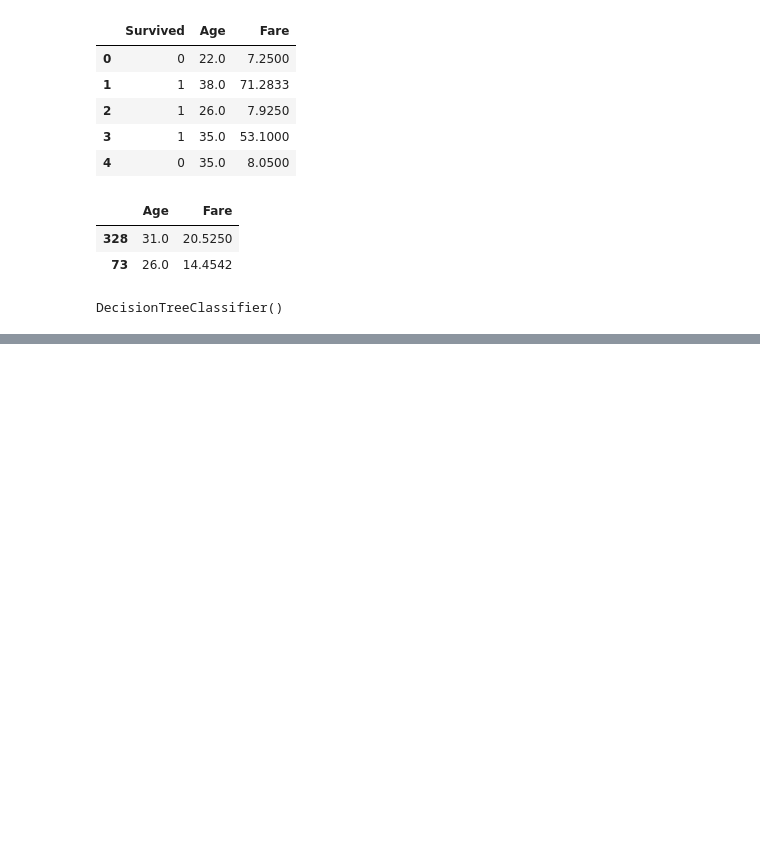
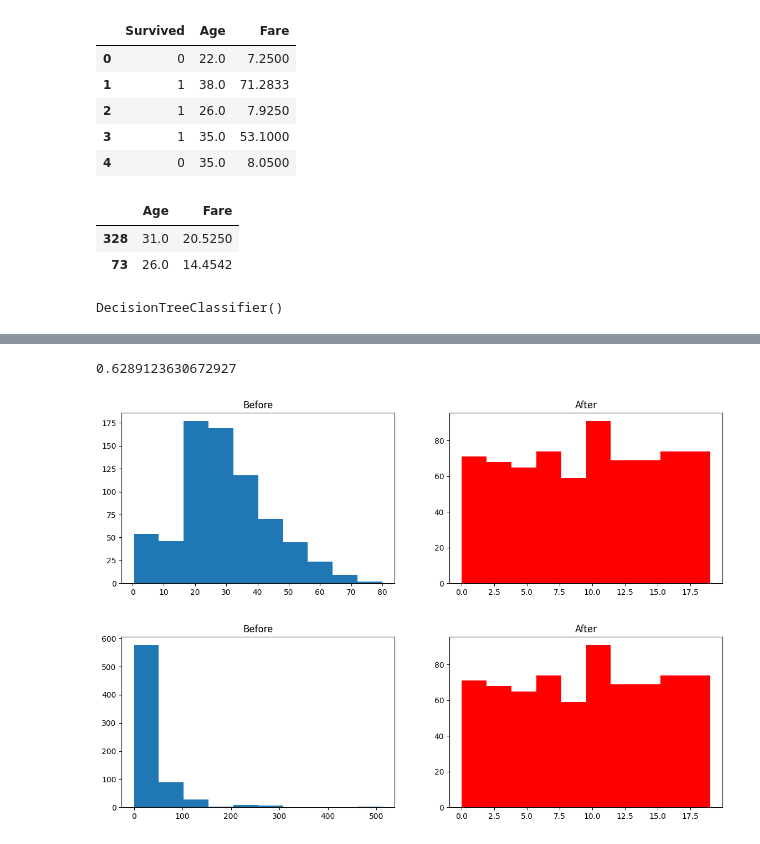
Before and after one commit to stoicsapien1/100-Days-Of-ML, a Jupyter notebook: DAY 11 BINNING BINArization/Binning.ipynb, the cells around one changed output, grey strips where cells are left out. Cells and saved outputs as stored; diff of their text form; code cells hidden in the pictures; blank space fills up the shorter version.

```diff
--- a/DAY 11 BINNING BINArization/Binning.ipynb
+++ b/DAY 11 BINNING BINArization/Binning.ipynb
@@ -70,0 +78,8 @@ np.mean(cross_val_score(clf,X,y,cv=10,scoring="accuracy"))
+# %%
+trf=ColumnTransformer([
+    ("first",kbin_age,[0]),
+    ("second",kbin_fare,[1])
+])
+# %%
+X_train_trf=trf.fit_transform(X_train)
+X_test_trf=trf.transform(X_test)
@@ -70,0 +140,2 @@ np.mean(cross_val_score(clf,X,y,cv=10,scoring="accuracy"))
+# %%
+X_trf=trf.fit_transform(X)
@@ -70,0 +158,38 @@ np.mean(cross_val_score(clf,X,y,cv=10,scoring="accuracy"))
+# %%
+def discretize(bins,strategy):
+    kbina_age=KBinsDiscretizer(n_bins=bins,encode="ordinal",strategy=strategy)
+    kbina_fare=KBinsDiscretizer(n_bins=bins,encode="ordinal",strategy=strategy)
+
+    trf=ColumnTransformer([
+        ("first",kbin_age,[0]),
+        ("second",kbin_fare,[1])
+    ])
+    X_trf=trf.fit_transform(X)
+    print(np.mean(cross_val_score(DecisionTreeClassifier(),X,y,cv=10,scoring="accuracy")))
+
+    for i in ["Age","Fare"]:
+        plt.figure(figsize=(14,4))
+        plt.subplot(121)
+        plt.hist(X[i])
+        plt.title("Before")
+
+        if i=="Age":
+
+            plt.subplot(122)
+            plt.hist(X_trf[:,0],color="red")
+            plt.title("After")
+
+            plt.show()
+        elif i=="Fare":
+
+            plt.subplot(122)
+            plt.hist(X_trf[:,1],color="red")
+            plt.title("After")
+
+            plt.show()
+# %%
+discretize(10,"quantile")
+# %% [output]
+0.6289123630672927
+[figure, added]
+[figure, added]
```
Also changed, not shown: parts of 13 cells of this notebook, 2 other files.
